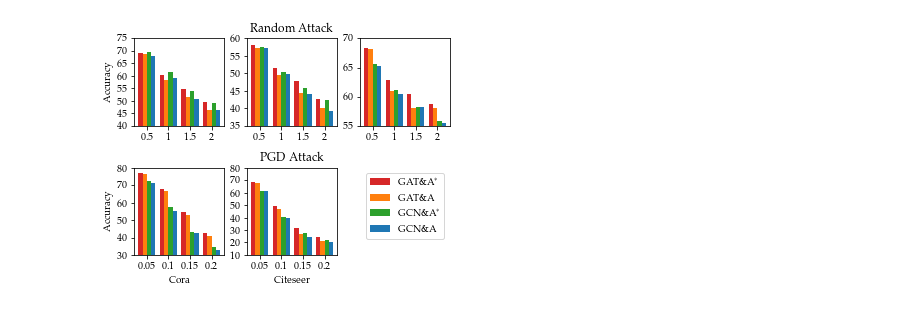
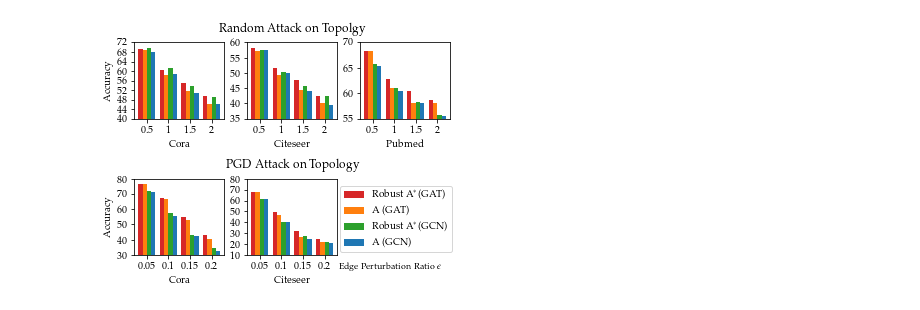
Before and after one commit to convei-lab/toptimize, a Jupyter notebook: plot/attack_model.ipynb, the cells around one changed output. Cells and saved outputs as stored; diff of their text form; code cells hidden in the pictures.

```diff
--- a/plot/attack_model.ipynb
+++ b/plot/attack_model.ipynb
@@ -23,7 +170,7 @@ def autolabel(rects):
     for rect in rects:
         height = rect.get_height()
 
-def draw_dataset(ax, x, xticklabels, ys, labels, width, ylim, legend=False, x_label=None, y_label=False, step=10):
+def draw_dataset(ax, x, xticklabels, ys, labels, width, ylim, legend=False, x_label=None, y_label=False, step=10, text=None):
     colors = ['tab:red', 'tab:orange', 'tab:green',  'tab:blue']
     rects1 = ax.bar(x - width/2 - width, ys[0], width, label=labels[0], color=colors[0])
     rects2 = ax.bar(x - width/2, ys[1], width, label=labels[1], color=colors[1])
@@ -46,16 +193,9 @@ def draw_dataset(ax, x, xticklabels, ys, labels, width, ylim, legend=False, x_la
     if legend:
         ax.legend()
         for i in range(4):
-
-            # Shrink current axis's height by 10% on the bottom
-            # box = ax.get_position()
-            # ax.set_position([box.x0, box.y0 + box.height * 0.1,
-            #                 box.width, box.height * 0.9])
-
             # Put a legend below current axis
-            ax.legend(loc='upper center', bbox_to_anchor=(1.75, 1),
+            ax.legend(loc='upper center', bbox_to_anchor=(1.65, 0.97),
                 fancybox=True, shadow=False, ncol=1, prop={'size': 10})
-
 
     autolabel(rects1)
     autolabel(rects2)
@@ -65,10 +205,10 @@ def draw_dataset(ax, x, xticklabels, ys, labels, width, ylim, legend=False, x_la
 rn_xticklabels = ['0.5', '1', '1.5', '2']
 pgd_xticklabels = ['0.05', '0.1', '0.15', '0.2']
 labels = [
-    'GAT\&A$^{*}$',
-    'GAT\&A',
-    'GCN\&A$^{*}$',
-    'GCN\&A',
+    'Robust A$^{*}$(GAT)',
+    'A (GAT)',
+    'Robust A$^{*}$(GCN)',
+    'A (GCN)',
 ]
 rn_cora = [
     [69.11, 60.33, 54.76, 49.53],
@@ -101,43 +241,39 @@ pgd_citeseer = [
     [67.97,46.85,26.44,21.48],
     [61.69, 40.65, 27.80, 22.08],
     [61.52, 39.95, 24.32, 20.59],
 ]
 pgd_pubmed = [
     [0,0,0,0],
     [0,0,0,0],
     [0,0,0,0],
     [0,0,0,0],
 ]
-# citeseer = [
-#     [57.41, 49.84, 43.97, 39.31],
-#     [57.65, 50.35, 45.80, 42.47],
-#     [57.17, 49.42, 44.45, 40.12],
-#     [58.20, 51.47, 47.69, 42.55],
-# ]
 
 x = np.array([0, 1, 2, 3])*0.25  # the label locations
 width = 0.05  # the width of the bars
 def cm2inch(value):
     return value/2.54
 figsize=(cm2inch(13),cm2inch(10))
 
             #'$\varepsilon$ for Random Noise Attack'
 fig, axs = plt.subplots(2, 3, figsize=figsize)
 
 
-draw_dataset(axs[0,0], x, rn_xticklabels, rn_cora, labels, width, [40, 75], y_label=True, step=5)
-draw_dataset(axs[0,1], x, rn_xticklabels, rn_citeseer, labels, width, [35, 60], step=5)
-draw_dataset(axs[0,2], x, rn_xticklabels, rn_pubmed, labels, width, [55, 70], step=5)
-axs[0,1].set_title('Random Attack')
+draw_dataset(axs[0,0], x, rn_xticklabels, rn_cora, labels, width, [40, 70], y_label=True, step=4, x_label='Cora')
+draw_dataset(axs[0,1], x, rn_xticklabels, rn_citeseer, labels, width, [35, 60], step=5, x_label='Citeseer')
+draw_dataset(axs[0,2], x, rn_xticklabels, rn_pubmed, labels, width, [55, 70], step=5, x_label='Pubmed')
+axs[0,1].set_title('Random Attack on Topolgy', fontsize=12, pad=10)
 draw_dataset(axs[1,0], x, pgd_xticklabels, pgd_cora, labels, width, [30, 80], x_label='Cora', y_label=True)
 draw_dataset(axs[1,1], x, pgd_xticklabels, pgd_citeseer, labels, width, [10, 80], legend=True, x_label='Citeseer')
-draw_dataset(axs[1,2], x, pgd_xticklabels, pgd_pubmed, labels, width, [45, 75], x_label='Pubmed')
-axs[1,1].set_title('PGD Attack')
 
 axs[1,2].set_visible(False)
+axs[1,1].set_title('PGD Attack on Topology', fontsize=12, pad=10)
+axs[1,1].text(0.67, 0.100, 'Edge Perturbation Ratio ${\epsilon}$', fontsize=9, transform=plt.gcf().transFigure)
 fig.tight_layout()
 plt.subplots_adjust(wspace=0.25)
+
+
 # plt.show()
 plt.savefig('robust_topo.pdf')
 # %% [output]
-[figure, old version]
+[figure, new version]
```
Also changed, not shown: parts of 10 cells of this notebook, 6 other files.
